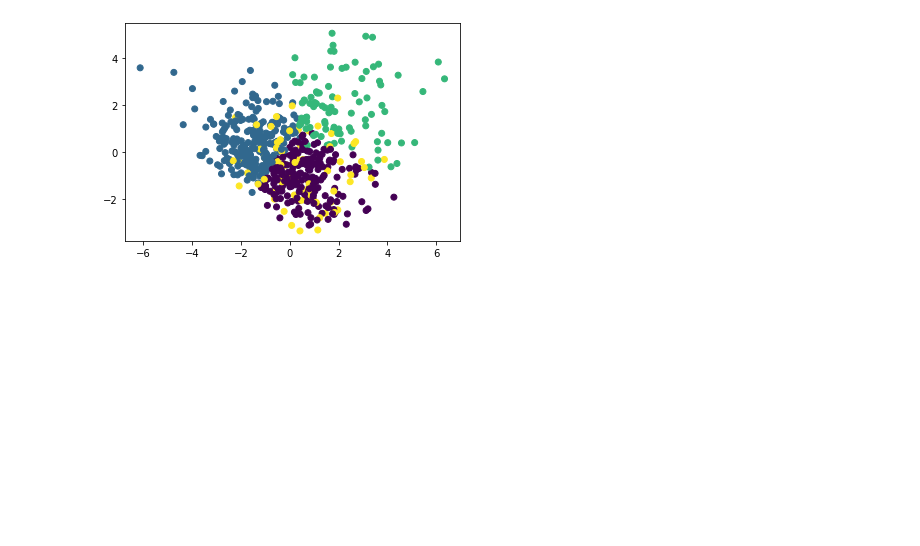
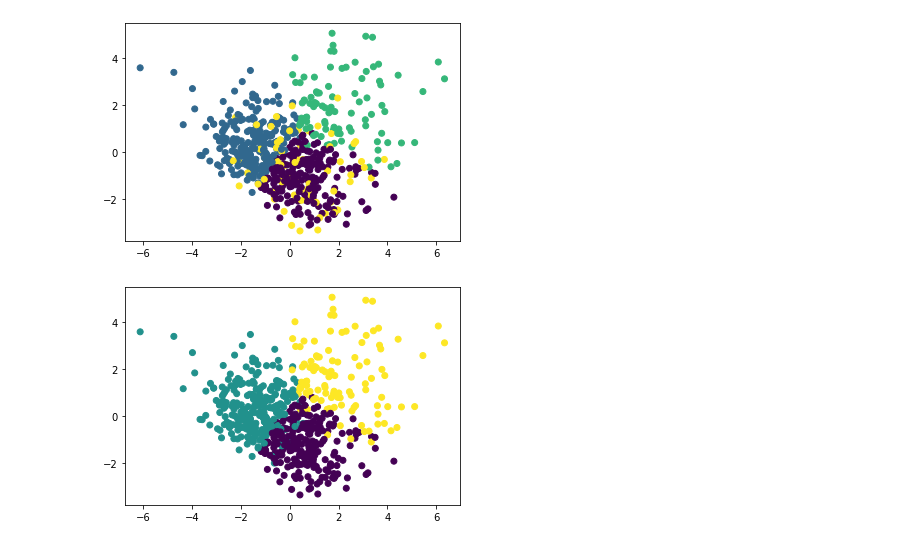
Before and after one commit to tylerhill122/myopia-clusters, a Jupyter notebook: myopia.ipynb, the cells around one changed output. Drawn from its saved outputs; the diff is of its cells as text; code cells hidden in the pictures; blank space fills up the shorter version.

```diff
--- a/myopia.ipynb
+++ b/myopia.ipynb
@@ -108,3 +108,13 @@ plt.scatter(df_myo_pca[0], df_myo_pca[1], c=df_myo_pca['predicted class'])
 plt.show()
 # %% [output]
 [figure]
+# %%
+# plot looks to be clustered better with k=3
+model = KMeans(n_clusters=3, random_state=0)
+model.fit(df_myo_pca)
+pred = model.predict(df_myo_pca)
+df_myo_pca['predicted class'] = model.labels_
+plt.scatter(df_myo_pca[0], df_myo_pca[1], c=df_myo_pca['predicted class'])
+plt.show()
+# %% [output]
+[figure, added]
```
